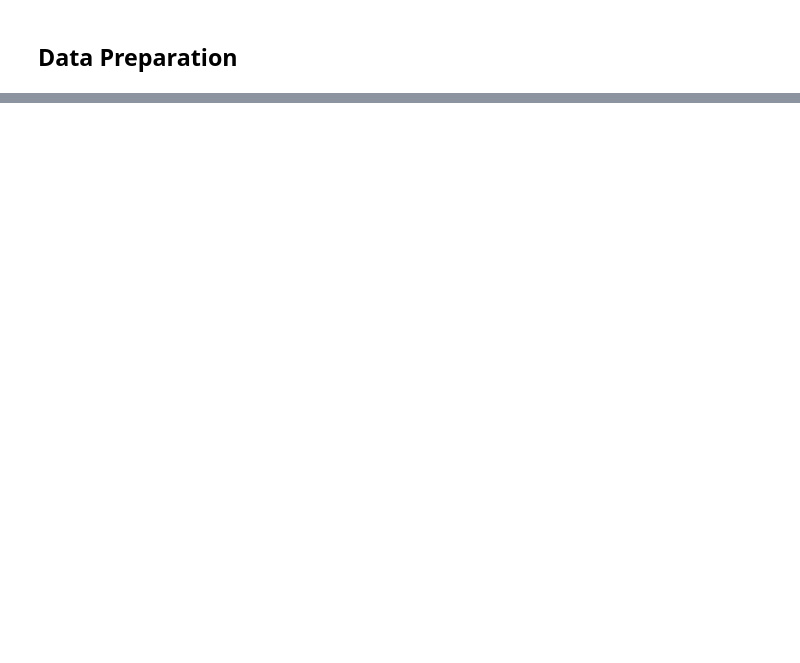
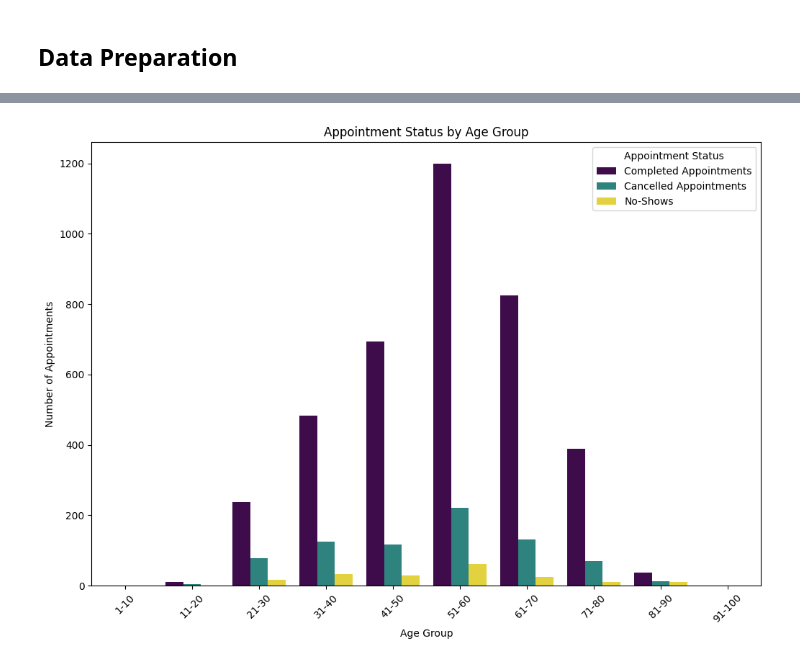
Before and after one commit to heckardkyle/Customer_Insights, a Jupyter notebook: CustomerInsights.ipynb, the cells around one changed output, grey strips where cells are left out. Drawn from its saved outputs; the diff is of its cells as text; code cells hidden in the pictures; blank space fills up the shorter version.

```diff
--- a/CustomerInsights.ipynb
+++ b/CustomerInsights.ipynb
@@ -326,0 +116,7 @@ del appointmentData['Status']
+# %%
+# %% Load Raw Data (csv)
+
+clientData_raw = pd.read_csv("Clients.csv")
+appointmentData_raw = pd.read_csv("Appointments.csv")
+
+print('Data imported')
@@ -326,0 +639,12 @@ del appointmentData['Status']
+# %%
+# %% Join dataframes and remove columns that may reduce accuracy
+
+# join clients table to appointments table by account number
+joinedData = pd.merge(appointmentData, clientData, on='Account_Number', how='left')
+
+# remove account numbers
+del joinedData['Account_Number']
+
+print('Data joined')
+print(' ')
+print(joinedData)
@@ -326,0 +679,32 @@ del appointmentData['Status']
+# %%
+# %% Age Buckets visualization
+
+df = joinedData
+
+# Create age buckets
+bins = [0, 10, 20, 30, 40, 50, 60, 70, 80, 90, 100]
+labels = ['1-10', '11-20', '21-30', '31-40', '41-50',
+          '51-60', '61-70', '71-80', '81-90', '91-100']
+df['Age_Group'] = pd.cut(df['Age'], bins=bins, labels=labels, right=False)
+
+# Count the occurrences of each status within each age bucket
+age_status_counts = df.groupby(['Age_Group', 'Status'], observed=False).size().reset_index(name='Count')
+
+# Plot the bar chart
+plt.figure(figsize=(12, 8))
+sns.barplot(data=age_status_counts, x='Age_Group', y='Count', hue='Status', palette='viridis')
+plt.xlabel('Age Group')
+plt.ylabel('Number of Appointments')
+plt.title('Appointment Status by Age Group')
+plt.xticks(rotation=45)
+
+# Change Key names in legend
+new_labels = ['Completed Appointments', 'Cancelled Appointments', 'No-Shows']
+handles, labels = plt.gca().get_legend_handles_labels()
+plt.legend(handles, new_labels, title='Appointment Status')
+
+plt.show()
+
+del df['Age_Group']
+# %% [output]
+[figure, added]
```
Also changed, not shown: parts of 94 cells of this notebook, 1 other file.
